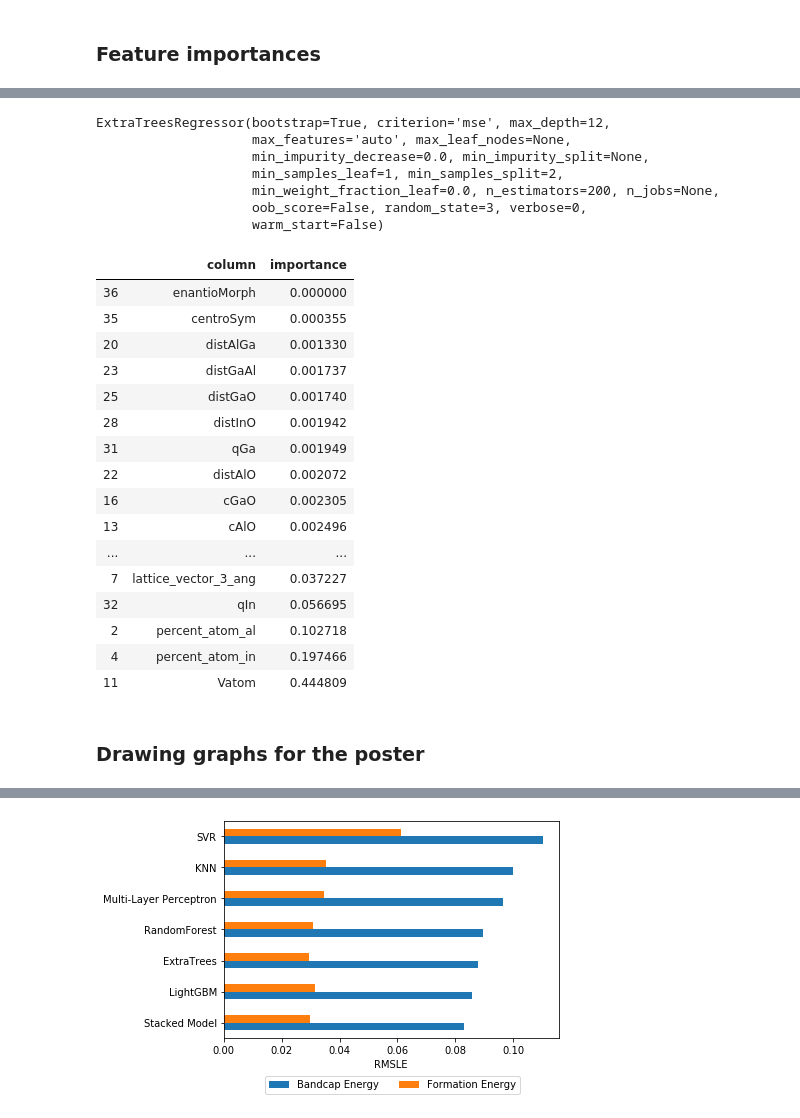
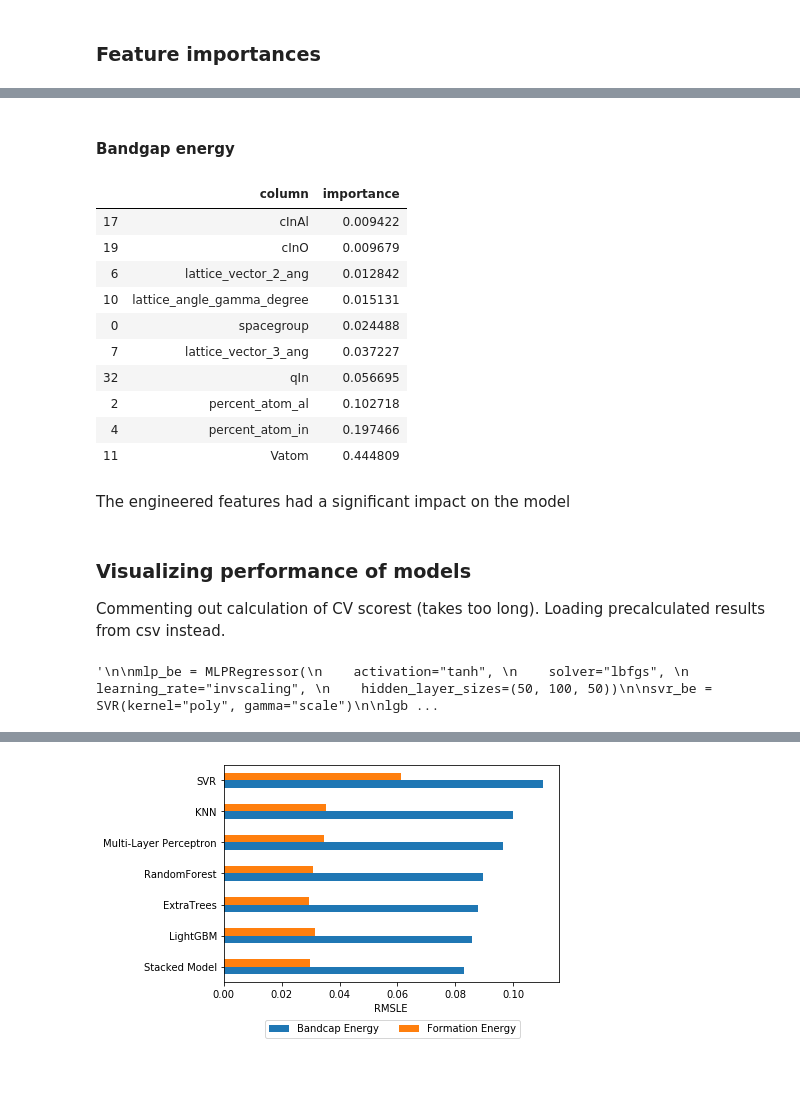
Before and after one commit to taidopurason/nomad2018, a Jupyter notebook: Model training 2.ipynb, the cells around one changed output, grey strips where cells are left out. Saved outputs shown, nothing was run; the diff lists cells and outputs as text; code cells hidden in the pictures; blank space fills up the shorter version.

Commit message:
changed model training

```diff
--- a/Model training 2.ipynb
+++ b/Model training 2.ipynb
@@ -252,10 +267,9 @@ et_fe = ExtraTreesRegressor(**et_params_fe)
 params_be = {"boosting_type": "gbdt","max_depth": 5,"learning_rate": 0.12,"n_estimators":100,"num_leaves": 20}
 lgbm_be = LGBMRegressor(**params_be)
 
-lgbm_be.fit(X_full_be, np.log1p(y_be))
-et_fe.fit(X_full_fe, np.log1p(y_fe))
-
-# saving the result
+# This is for kaggle
+#lgbm_be.fit(X_full_be, np.log1p(y_be))
+#et_fe.fit(X_full_fe, np.log1p(y_fe))
 # save_results(np.expm1(et_fe.predict(X_full_test_fe)), np.expm1(lgbm_be.predict(X_full_test_be)), "et_fe + lgbm_be")
 # %% [markdown]
 ## Training 2-level stacking model
@@ -449,40 +446,33 @@ pd.DataFrame({"column":X_full_fe.columns, "importance":et_fe.feature_importances
 | 20 | distAlIn | 0.097878 |
 | 0 | spacegroup | 0.100056 |
 | 7 | lattice_vector_3_ang | 0.145287 |
+# %% [markdown]
+#### Bandgap energy
 # %%
 et_be = ExtraTreesRegressor(**{'bootstrap': True, 'max_depth': 12, 'n_estimators': 200, 'random_state': 3})
 et_be.fit(X_full_be, np.log1p(y_be))
+pd.DataFrame({"column":X_full_be.columns, "importance":et_be.feature_importances_}).sort_values(by="importance").tail(10)
 # %% [output]
-ExtraTreesRegressor(bootstrap=True, criterion='mse', max_depth=12,
-                    max_features='auto', max_leaf_nodes=None,
-                    min_impurity_decrease=0.0, min_impurity_split=None,
-                    min_samples_leaf=1, min_samples_split=2,
-                    min_weight_fraction_leaf=0.0, n_estimators=200, n_jobs=None,
-                    oob_score=False, random_state=3, verbose=0,
-                    warm_start=False)
+|  | column | importance |
+| 17 | cInAl | 0.009422 |
+| 19 | cInO | 0.009679 |
+| 6 | lattice_vector_2_ang | 0.012842 |
+| 10 | lattice_angle_gamma_degree | 0.015131 |
+| 0 | spacegroup | 0.024488 |
+| 7 | lattice_vector_3_ang | 0.037227 |
+| 32 | qIn | 0.056695 |
+| 2 | percent_atom_al | 0.102718 |
+| 4 | percent_atom_in | 0.197466 |
+| 11 | Vatom | 0.444809 |
-# %%
-pd.DataFrame({"column":X_full_be.columns, "importance":et_be.feature_importances_}).sort_values(by="importance")
-# %% [output]
-|  | column | importance |
-| 36 | enantioMorph | 0.000000 |
-| 35 | centroSym | 0.000355 |
-| 20 | distAlGa | 0.001330 |
-| 23 | distGaAl | 0.001737 |
-| 25 | distGaO | 0.001740 |
-| 28 | distInO | 0.001942 |
-| 31 | qGa | 0.001949 |
-| 22 | distAlO | 0.002072 |
-| 16 | cGaO | 0.002305 |
-| 13 | cAlO | 0.002496 |
-| ... | ... | ... |
-| 7 | lattice_vector_3_ang | 0.037227 |
-| 32 | qIn | 0.056695 |
-| 2 | percent_atom_al | 0.102718 |
-| 4 | percent_atom_in | 0.197466 |
-| 11 | Vatom | 0.444809 |
-# %% [markdown]
-### Drawing graphs for the poster
+# %% [markdown]
+The engineered features had a significant impact on the model
+# %% [markdown]
+### Visualizing performance of models
+Commenting out calculation of CV scorest (takes too long). Loading precalculated results from csv instead.
 # %%
+# commenting out for faster excecution
+"""
+
 mlp_be = MLPRegressor(
     activation="tanh",
     solver="lbfgs",
@@ -508,4 +498,7 @@ results_df_be = pd.DataFrame(columns=["Model", "CV RMSLE"])
 for name, model in {"Multi-Layer Perceptron": mlp_be, "SVR": svr_be, "LightGBM": lgbm_be, "ExtraTrees":et_be, "RandomForest":rf_be, "Stacked Model": stack_be}.items():
 
     results_df_be = results_df_be.append({'Model': name, 'CV RMSLE': evaluate_CV(model, X_full_be.values, np.log1p(y_be.values), metric=rmsle_scorer_exp)}, ignore_index = True)
+"""
+# %% [output]
+'\n\nmlp_be = MLPRegressor(\n    activation="tanh", \n    solver="lbfgs", \n    learning_rate="invscaling", \n    hidden_layer_sizes=(50, 100, 50))\n\nsvr_be = SVR(kernel="poly", gamma="scale")\n\nlgb ...
 # %%
```
Also changed, not shown: parts of 35 cells of this notebook.
